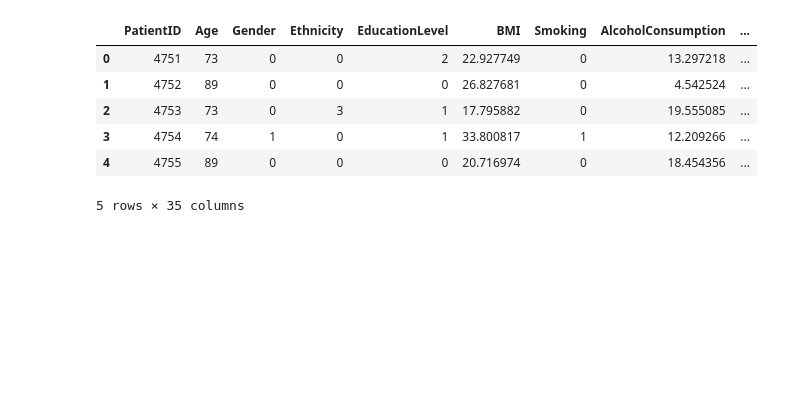
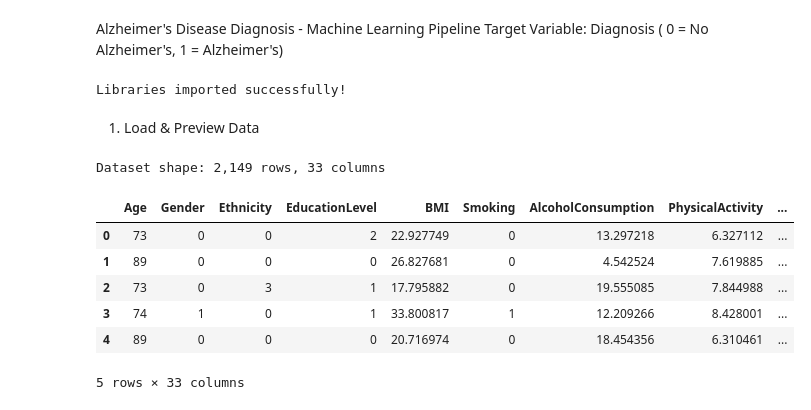
Before and after one commit to AnnikP/Medical-ML-Models, a Jupyter notebook: project_4/prediction1.ipynb, the cells around one changed output. Drawn from its saved outputs; the diff is of its cells as text; code cells hidden in the pictures; blank space fills up the shorter version.

```diff
--- a/project_4/prediction1.ipynb
+++ b/project_4/prediction1.ipynb
@@ -1,14 +1,58 @@
-# %%
-import pandas as pd
-
-data = pd.read_csv("../datasets/alzheimers_disease_data.csv")
-
-data.head()
-# %% [output]
-|  | PatientID | Age | Gender | Ethnicity | EducationLevel | BMI | Smoking | AlcoholConsumption | ... |
-| 0 | 4751 | 73 | 0 | 0 | 2 | 22.927749 | 0 | 13.297218 | ... |
-| 1 | 4752 | 89 | 0 | 0 | 0 | 26.827681 | 0 | 4.542524 | ... |
-| 2 | 4753 | 73 | 0 | 3 | 1 | 17.795882 | 0 | 19.555085 | ... |
-| 3 | 4754 | 74 | 1 | 0 | 1 | 33.800817 | 1 | 12.209266 | ... |
-| 4 | 4755 | 89 | 0 | 0 | 0 | 20.716974 | 0 | 18.454356 | ... |
-5 rows × 35 columns
+# %% [markdown]
+Alzheimer's Disease Diagnosis - Machine Learning Pipeline
+Target Variable: Diagnosis ( 0 = No Alzheimer's, 1 = Alzheimer's)
+# %%
+# Core Imports
+import pandas as pd
+import numpy as np
+import matplotlib.pyplot as plt
+import matplotlib.gridspec as gridspec
+import seaborn as sns
+import warnings
+warnings.filterwarnings('ignore')
+
+#sklearn Imports
+from sklearn.model_selection import train_test_split, StratifiedKFold, cross_val_score
+from sklearn.preprocessing import StandardScaler
+from sklearn.pipeline import Pipeline
+from sklearn.metrics import (
+    classification_report, confusion_matrix, roc_auc_score,
+    roc_curve, ConfusionMatrixDisplay, RocCurveDisplay
+)
+from sklearn.linear_model import LogisticRegression
+from sklearn.ensemble import RandomForestClassifier, GradientBoostingClassifier
+from sklearn.svm import SVC
+from sklearn.neighbors import KNeighborsClassifier
+from xgboost import XGBClassifier
+
+plt.rcParams.update(
+    {
+        "figure.facecolor": "white",
+        "axes.facecolor": "white",
+        "axes.spines.top": False,
+        "axes.spines.right": False,
+        "font.family": "Times New Roman",
+    }
+)
+
+print("Libraries imported successfully!")
+# %% [output]
+Libraries imported successfully!
+# %% [markdown]
+1. Load & Preview Data
+# %%
+df = pd.read_csv("../datasets/alzheimers_disease_data.csv")
+
+df.drop(columns=["PatientID", "DoctorInCharge"], inplace=True)
+
+print(f"Dataset shape: {df.shape[0]:,} rows, {df.shape[1]} columns")
+df.head()
+# %% [output]
+Dataset shape: 2,149 rows, 33 columns
+|  | Age | Gender | Ethnicity | EducationLevel | BMI | Smoking | AlcoholConsumption | PhysicalActivity | ... |
+| 0 | 73 | 0 | 0 | 2 | 22.927749 | 0 | 13.297218 | 6.327112 | ... |
+| 1 | 89 | 0 | 0 | 0 | 26.827681 | 0 | 4.542524 | 7.619885 | ... |
+| 2 | 73 | 0 | 3 | 1 | 17.795882 | 0 | 19.555085 | 7.844988 | ... |
+| 3 | 74 | 1 | 0 | 1 | 33.800817 | 1 | 12.209266 | 8.428001 | ... |
+| 4 | 89 | 0 | 0 | 0 | 20.716974 | 0 | 18.454356 | 6.310461 | ... |
+5 rows × 33 columns
```
Also changed, not shown: parts of 3 cells of this notebook, 1 other file.
